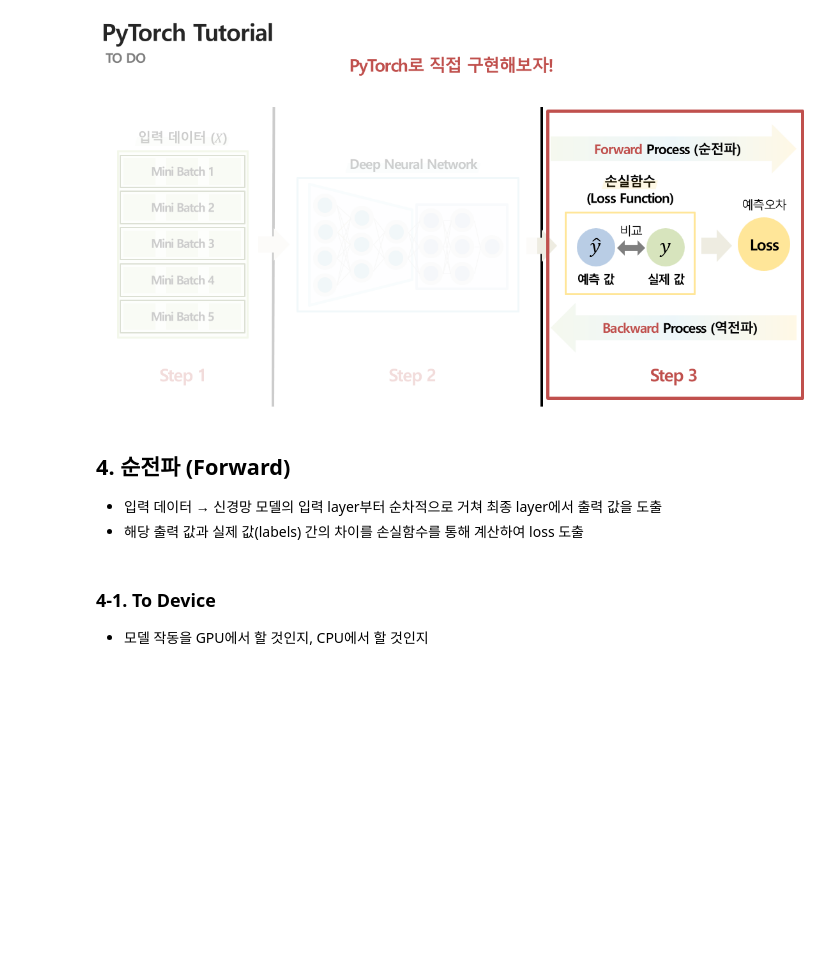
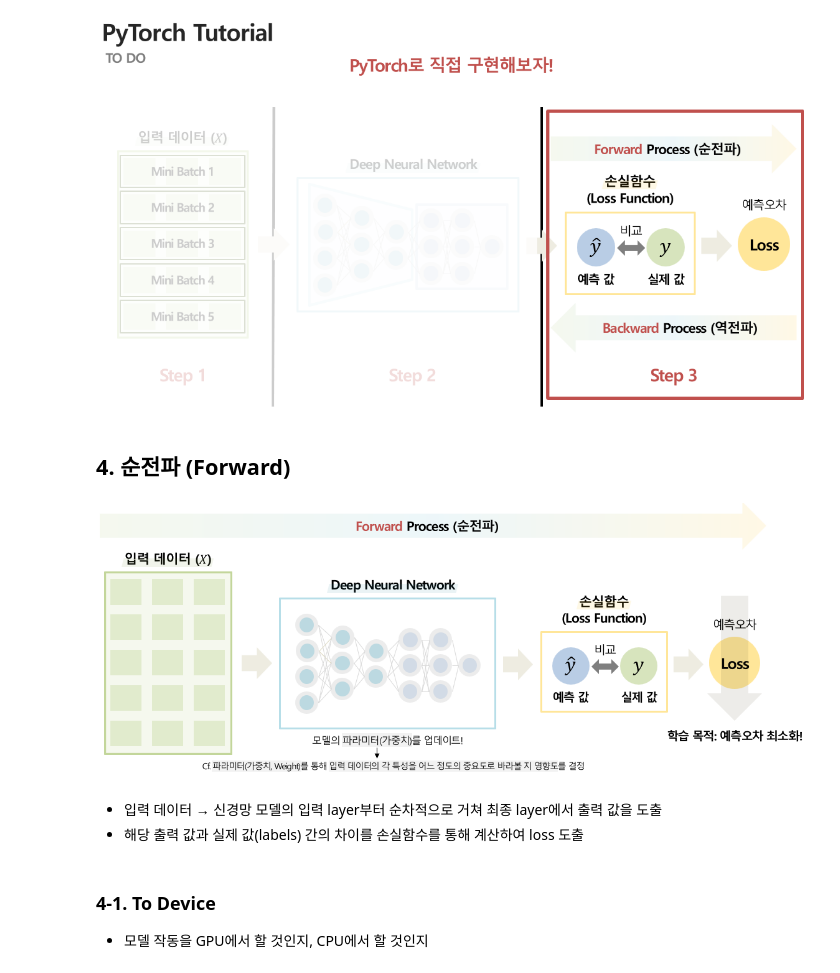
Before and after one commit to Im-JihyunKim/2025_LGE_DNN, a Jupyter notebook: 3-torch-traineval.ipynb, the cells around one changed output. Cells and saved outputs as stored; diff of their text form; code cells hidden in the pictures; blank space fills up the shorter version.

```diff
--- a/3-torch-traineval.ipynb
+++ b/3-torch-traineval.ipynb
@@ -284,8 +284,13 @@ bce_fn = nn.BCELoss()         # Binary cross-entropy loss, 이진 분류에 사
 
 # 출력 노드를 2개로 했기 때문에 BCE loss를 쓰려면 shape을 따로 맞춰줘야 함
 criterion = nn.CrossEntropyLoss()
+# %% [markdown]
+## 4. 순전파 (Forward)
+# %%
+Image('./images/forward.png')
+# %% [output]
+[figure, added]
 # %% [markdown]
-## 4. 순전파 (Forward)
 - 입력 데이터 → 신경망 모델의 입력 layer부터 순차적으로 거쳐 최종 layer에서 출력 값을 도출
 - 해당 출력 값과 실제 값(labels) 간의 차이를 손실함수를 통해 계산하여 loss 도출
 # %% [markdown]
```
Also changed, not shown: parts of 3 cells of this notebook, 2 other files.
